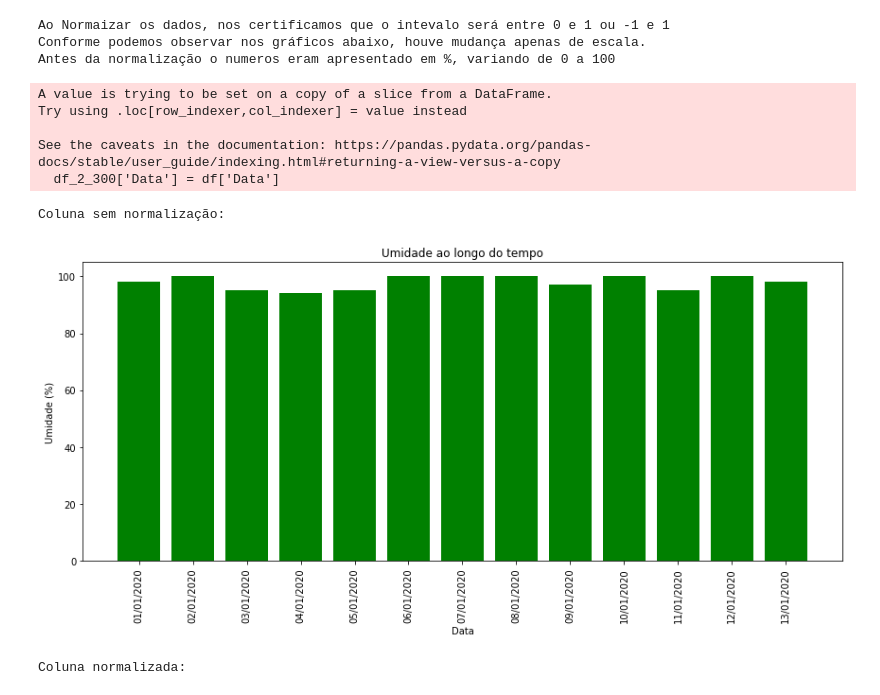
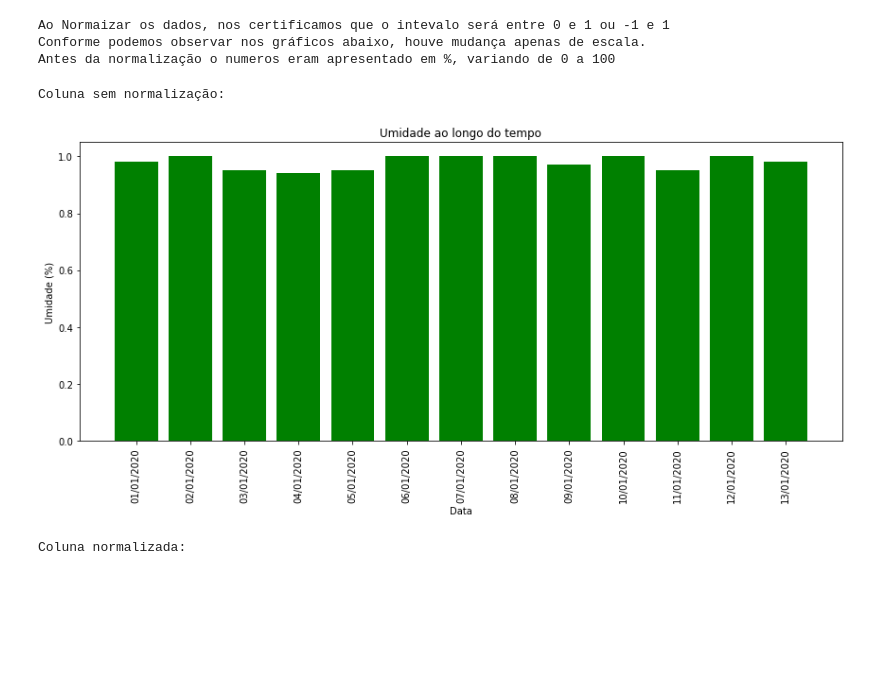
Before and after one commit to reprograma/on35-python-s13-projeto-guiado-II, a Jupyter notebook: exercicios/projeto-guiado/projeto-jamile.ipynb, the cells around one changed output. Drawn from its saved outputs; the diff is of its cells as text; code cells hidden in the pictures; blank space fills up the shorter version.

```diff
--- a/exercicios/projeto-guiado/projeto-jamile.ipynb
+++ b/exercicios/projeto-guiado/projeto-jamile.ipynb
@@ -489,31 +489,27 @@ Conforme podemos observar nos gráficos abaixo, houve mudança apenas de escala.
 Antes da normalização o numeros eram apresentado em %, variando de 0 a 100
 # %%
 # 5. Qual foi o impacto da normalização de uma coluna específica?
+df2 = pd.read_csv('INMET_MS_ITAQUIRAI_2020.csv',delimiter=';',skiprows=8,encoding='latin1',skip_blank_lines=True,skipinitialspace=False)
 df2 = df.replace(',','.',regex=True)
-df2 = df2.fillna(0)
+df_2 = df2.fillna(0)
 
-df2['UMIDADE RELATIVA DO AR, HORARIA (%)'] = pd.to_numeric(df2['UMIDADE RELATIVA DO AR, HORARIA (%)'], errors='coerce')
+df_2['UMIDADE RELATIVA DO AR, HORARIA (%)'] = pd.to_numeric(df_2['UMIDADE RELATIVA DO AR, HORARIA (%)'], errors='coerce')
 df_2_300 = df_2.head(300)
-df_2_300['Data'] = df['Data']
+
 df_2_300 = df_2_300.sort_values('Data',ascending=True)
 
 print('\nColuna sem normalização: ')
 plt.figure(figsize=(12, 6))
 plt.bar(df_2_300['Data'], df_2_300['UMIDADE RELATIVA DO AR, HORARIA (%)'], color='g')
 plt.xlabel('Data')
 plt.ylabel('Umidade (%)')
 plt.title('Umidade ao longo do tempo')
 plt.xticks(rotation=90)
 plt.tight_layout()
 plt.show()
 # %% [output]
-A value is trying to be set on a copy of a slice from a DataFrame.
-Try using .loc[row_indexer,col_indexer] = value instead
-
-See the caveats in the documentation: https://pandas.pydata.org/pandas-docs/stable/user_guide/indexing.html#returning-a-view-versus-a-copy
-  df_2_300['Data'] = df['Data']
+Coluna sem normalização:
-Coluna sem normalização:
-[figure, old version]
+[figure, new version]
 # %%
 # 5. Qual foi o impacto da normalização de uma coluna específica?
 df_300 = df.head(300)
```
Also changed, not shown: 1 other file.
